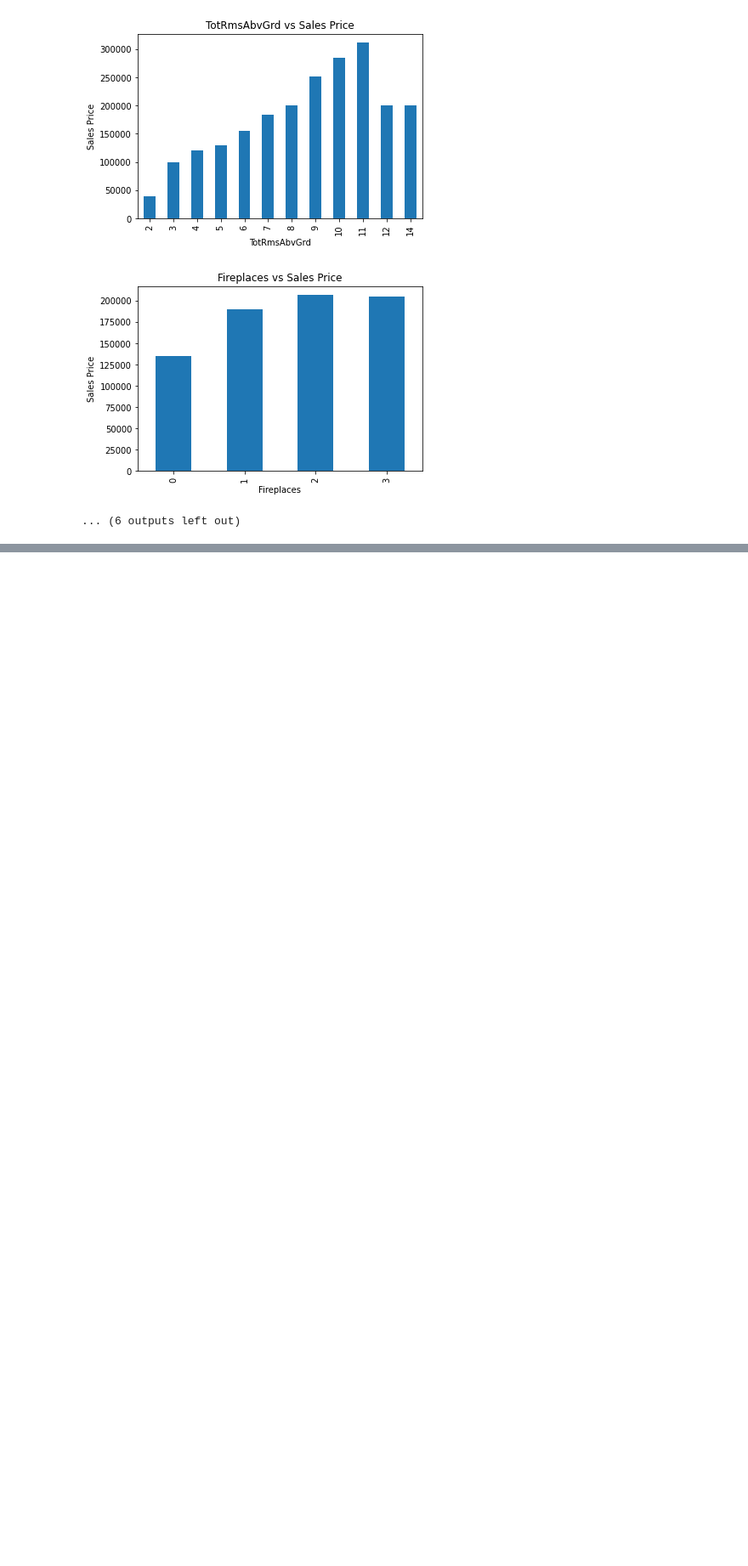
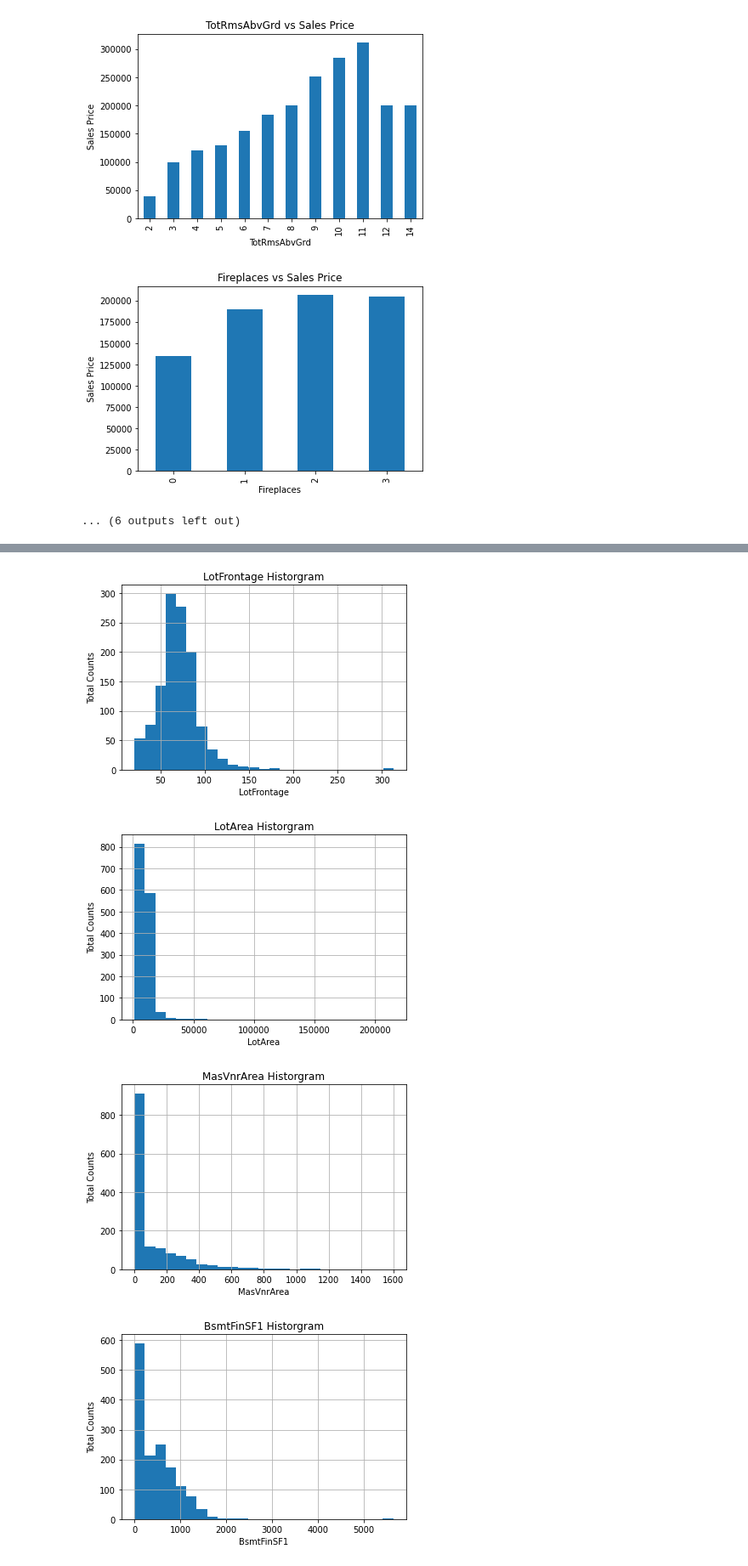
Before and after one commit to ammartin8/housing_price_prediction, a Jupyter notebook: housing_prediction_analysis_eda.ipynb, the cells around one changed output, grey strips where cells are left out. Shown at 85% size. Drawn from its saved outputs; the diff is of its cells as text; code cells hidden in the pictures; blank space fills up the shorter version.

Commit message:
Reviewing continuous features for eda

```diff
--- a/housing_prediction_analysis_eda.ipynb
+++ b/housing_prediction_analysis_eda.ipynb
@@ -239,0 +238,6 @@ for feature in discrete_features:
+# %%
+# Reviewing Continuous Variables
+cont_features = [feature for feature in numerical_features if feature not in time_features and feature not in discrete_features and feature != 'Id']
+
+print(f'Total number of continous features: {len(cont_features)}')
+df[cont_features].head()
@@ -239,0 +253,15 @@ for feature in discrete_features:
+# %%
+# Reviewing continous features distribution. Which features have gaussian (normal) vs non-gaussian? In regression, you should convert non-gaussian to gaussian.
+for feature in cont_features:
+    data = df.copy()
+
+    data[feature].hist(bins=25)
+    plt.xlabel(feature)
+    plt.ylabel('Total Counts')
+    plt.title(f'{feature} Historgram')
+    plt.show()
+# %% [output]
+[figure, added]
+[figure, added]
+[figure, added]
+[figure, added]
```
Also changed, not shown: parts of 3 cells of this notebook.
